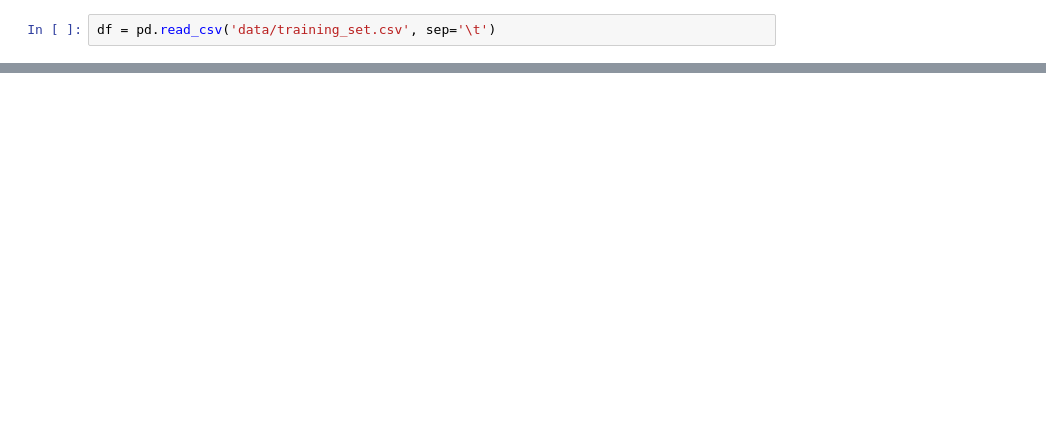
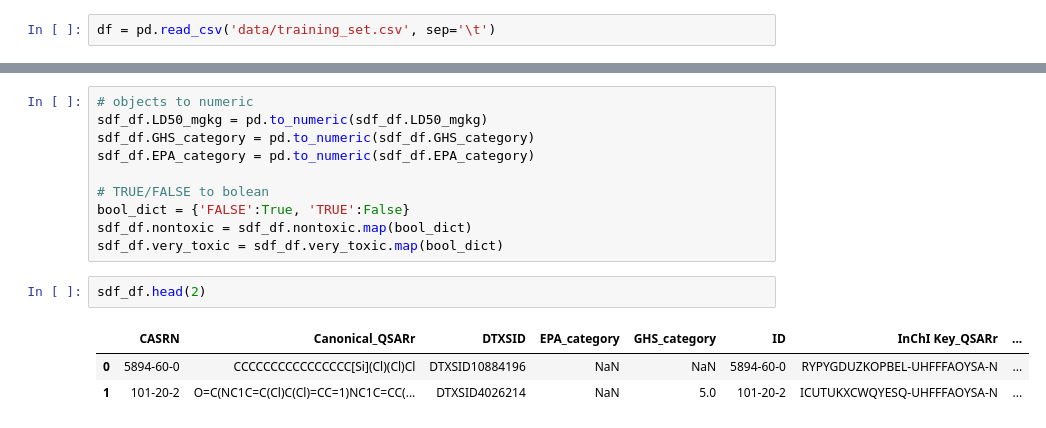
Before and after one commit to BielStela/Acute-Toxicity-QSAR, a Jupyter notebook: Data_exploration.ipynb, the cells around one changed output, grey strips where cells are left out. Saved outputs shown, nothing was run; the diff lists cells and outputs as text; blank space fills up the shorter version.

```diff
--- a/Data_exploration.ipynb
+++ b/Data_exploration.ipynb
@@ -36,0 +70,16 @@ df[['very_toxic', 'nontoxic']].plot.hist(stacked=True)
+# %%
+# objects to numeric
+sdf_df.LD50_mgkg = pd.to_numeric(sdf_df.LD50_mgkg)
+sdf_df.GHS_category = pd.to_numeric(sdf_df.GHS_category)
+sdf_df.EPA_category = pd.to_numeric(sdf_df.EPA_category)
+
+# TRUE/FALSE to bolean
+bool_dict = {'FALSE':True, 'TRUE':False}
+sdf_df.nontoxic = sdf_df.nontoxic.map(bool_dict)
+sdf_df.very_toxic = sdf_df.very_toxic.map(bool_dict)
+# %%
+sdf_df.head(2)
+# %% [output]
+|  | CASRN | Canonical_QSARr | DTXSID | EPA_category | GHS_category | ID | InChI Key_QSARr | ... |
+| 0 | 5894-60-0 | CCCCCCCCCCCCCCCC[Si](Cl)(Cl)Cl | DTXSID10884196 | NaN | NaN | 5894-60-0 | RYPYGDUZKOPBEL-UHFFFAOYSA-N | ... |
+| 1 | 101-20-2 | O=C(NC1C=C(Cl)C(Cl)=CC=1)NC1C=CC(... | DTXSID4026214 | NaN | 5.0 | 101-20-2 | ICUTUKXCWQYESQ-UHFFFAOYSA-N | ... |
```
Also changed, not shown: parts of 11 cells of this notebook.
